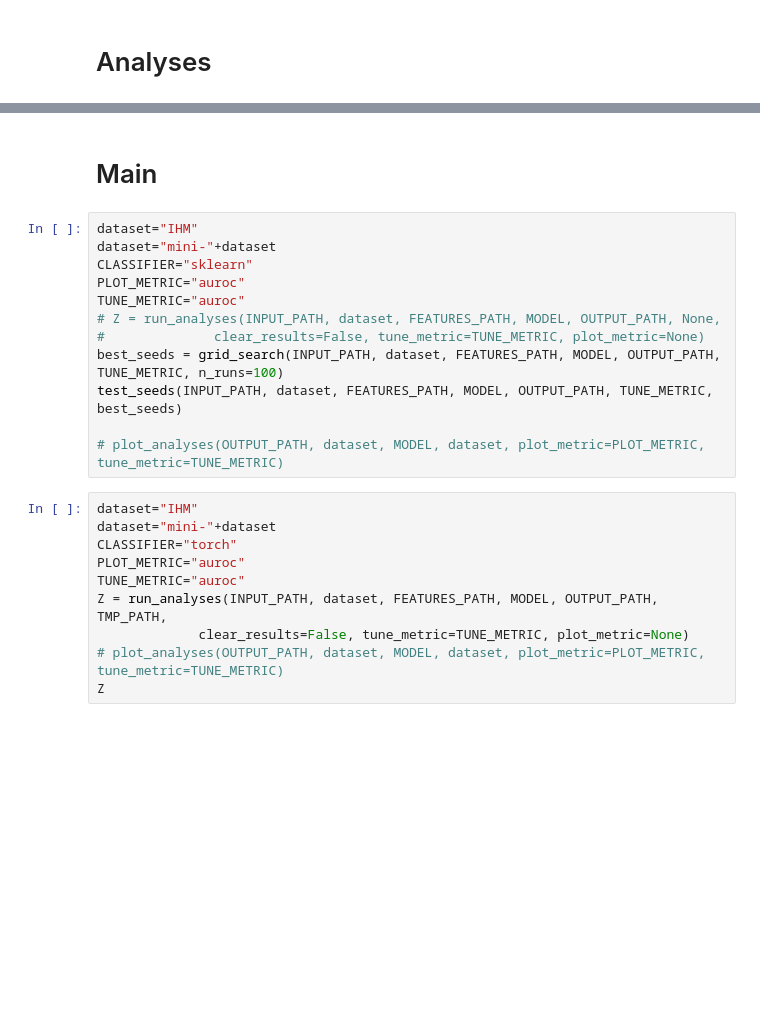
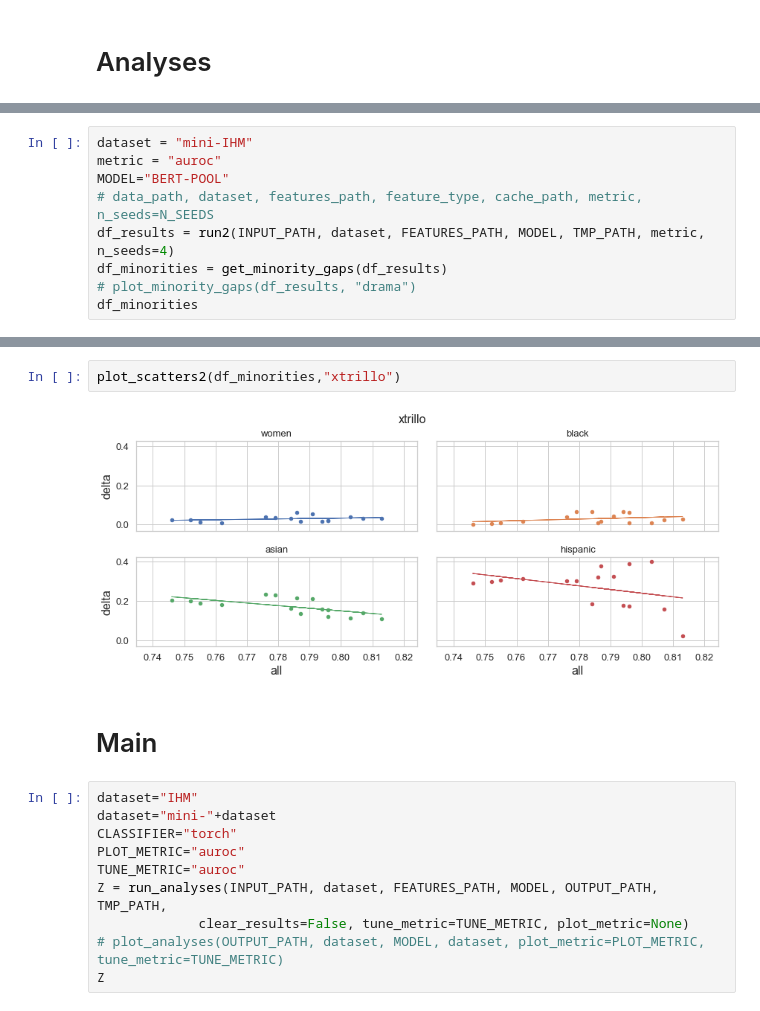
Before and after one commit to samiroid/MIMIC, a Jupyter notebook: notebooks/MIMIC_Outcomes.ipynb, the cells around one changed output, grey strips where cells are left out. Saved outputs shown, nothing was run; the diff lists cells and outputs as text; blank space fills up the shorter version.

```diff
--- a/notebooks/MIMIC_Outcomes.ipynb
+++ b/notebooks/MIMIC_Outcomes.ipynb
@@ -931,0 +1035,9 @@ def plot_gridsearches(tasks_fname, results_path, feature_type,
+# %%
+dataset = "mini-IHM"
+metric = "auroc"
+MODEL="BERT-POOL"
+# data_path, dataset, features_path, feature_type, cache_path, metric, n_seeds=N_SEEDS
+df_results = run2(INPUT_PATH, dataset, FEATURES_PATH, MODEL, TMP_PATH, metric, n_seeds=4)
+df_minorities = get_minority_gaps(df_results)
+# plot_minority_gaps(df_results, "drama")
+df_minorities
@@ -932,17 +1079,9 @@ def plot_gridsearches(tasks_fname, results_path, feature_type,
+# %%
+plot_scatters2(df_minorities,"xtrillo")
+# %% [output]
+[figure, added]
 # %% [markdown]
 # Main
-# %%
-dataset="IHM"
-dataset="mini-"+dataset
-CLASSIFIER="sklearn"
-PLOT_METRIC="auroc"
-TUNE_METRIC="auroc"
-# Z = run_analyses(INPUT_PATH, dataset, FEATURES_PATH, MODEL, OUTPUT_PATH, None,
-#              clear_results=False, tune_metric=TUNE_METRIC, plot_metric=None)
-best_seeds = grid_search(INPUT_PATH, dataset, FEATURES_PATH, MODEL, OUTPUT_PATH, TUNE_METRIC, n_runs=100)
-test_seeds(INPUT_PATH, dataset, FEATURES_PATH, MODEL, OUTPUT_PATH, TUNE_METRIC, best_seeds)
-
-# plot_analyses(OUTPUT_PATH, dataset, MODEL, dataset, plot_metric=PLOT_METRIC, tune_metric=TUNE_METRIC)
 # %%
 dataset="IHM"
 dataset="mini-"+dataset
```
Also changed, not shown: parts of 10 cells of this notebook, 4 other files.
